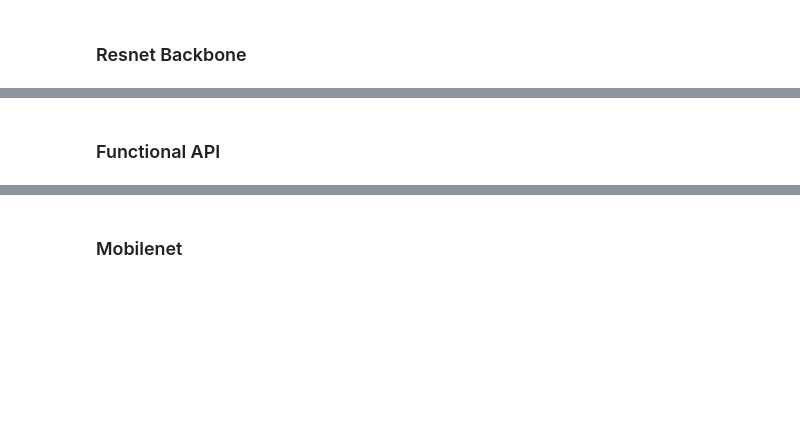
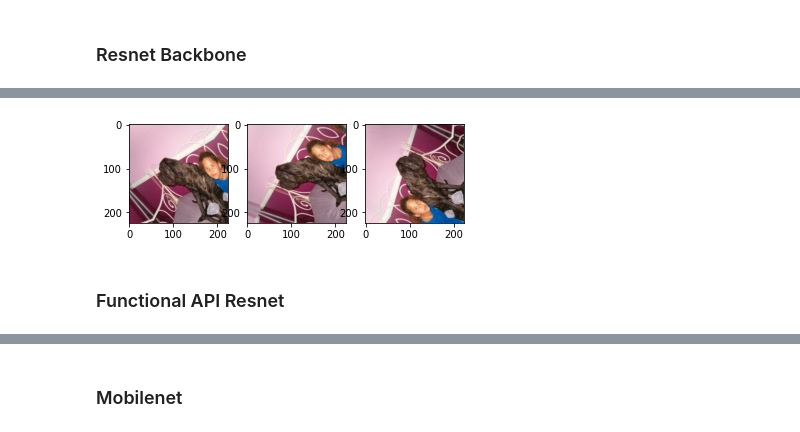
Before and after one commit to txnguyen292/cats_vs_dogs_deploy, a Jupyter notebook: backend/notebook/Cat_and_Dogs_clf.ipynb, the cells around one changed output, grey strips where cells are left out. Cells and saved outputs as stored; diff of their text form; code cells hidden in the pictures; blank space fills up the shorter version.

```diff
--- a/backend/notebook/Cat_and_Dogs_clf.ipynb
+++ b/backend/notebook/Cat_and_Dogs_clf.ipynb
@@ -178,6 +180,15 @@ data_augmentation = tf.keras.Sequential([
 ])
+# %%
+# Visualizing augmented data
+for batch_imgs, batch_labels in train_ds.take(1):
+  for i in range(3):
+    batch_imgs_augmented = data_augmentation(batch_imgs[0][tf.newaxis,:])
+    plt.subplot(1, 3, i + 1)
+    plt.imshow(tf.reshape(batch_imgs_augmented, (224, 224, 3)).numpy().astype(np.uint8))
+# %% [output]
+[figure, added]
 # %% [markdown]
-### Functional API
+### Functional API Resnet
 # %%
 # freeze the weights of the pretrained network
 resnet.trainable = False
```
Also changed, not shown: parts of 51 cells of this notebook.
